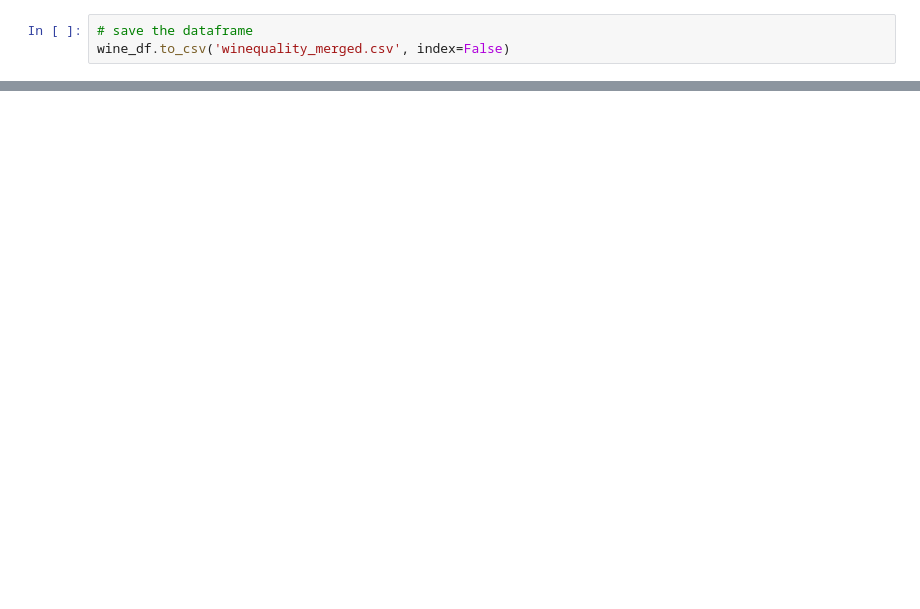
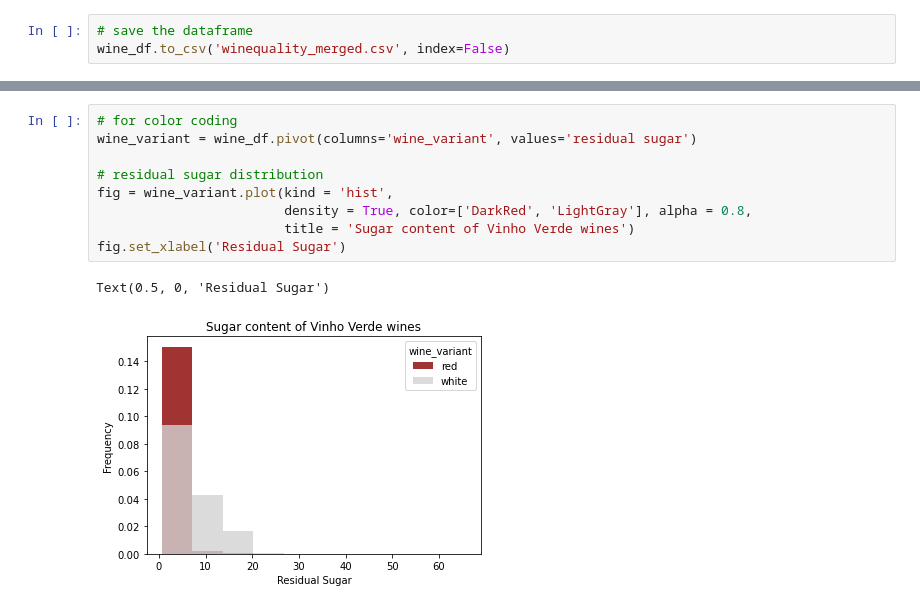
Before and after one commit to ItunuoluwaOlowoye/winequality-analysis, a Jupyter notebook: Wine Quality Analysis.ipynb, the cells around one changed output, grey strips where cells are left out. Saved outputs shown, nothing was run; the diff lists cells and outputs as text; blank space fills up the shorter version.

```diff
--- a/Wine Quality Analysis.ipynb
+++ b/Wine Quality Analysis.ipynb
@@ -188,0 +224,12 @@ wine_df.to_csv('winequality_merged.csv', index=False)
+# %%
+# for color coding
+wine_variant = wine_df.pivot(columns='wine_variant', values='residual sugar')
+
+# residual sugar distribution
+fig = wine_variant.plot(kind = 'hist',
+                        density = True, color=['DarkRed', 'LightGray'], alpha = 0.8,
+                        title = 'Sugar content of Vinho Verde wines')
+fig.set_xlabel('Residual Sugar')
+# %% [output]
+Text(0.5, 0, 'Residual Sugar')
+[figure, added]
```
Also changed, not shown: parts of 32 cells of this notebook.
